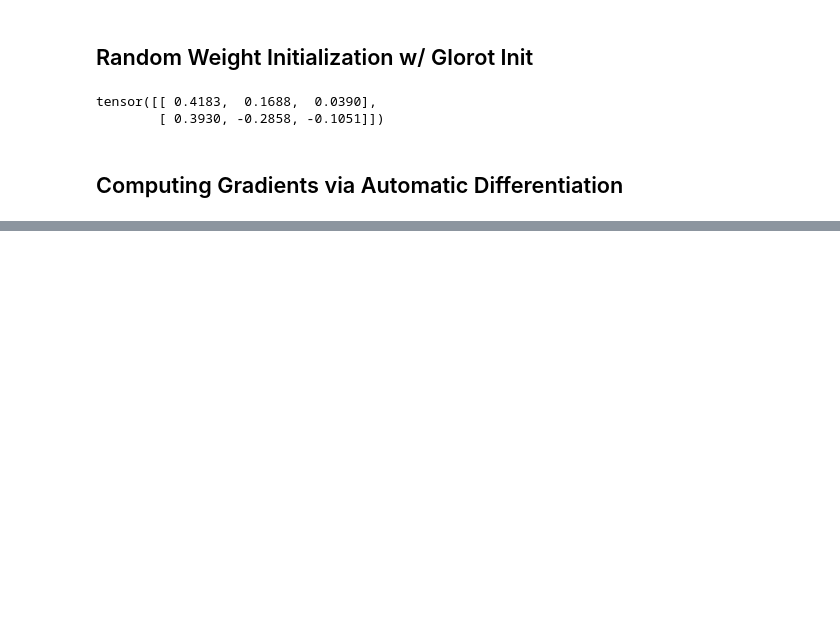
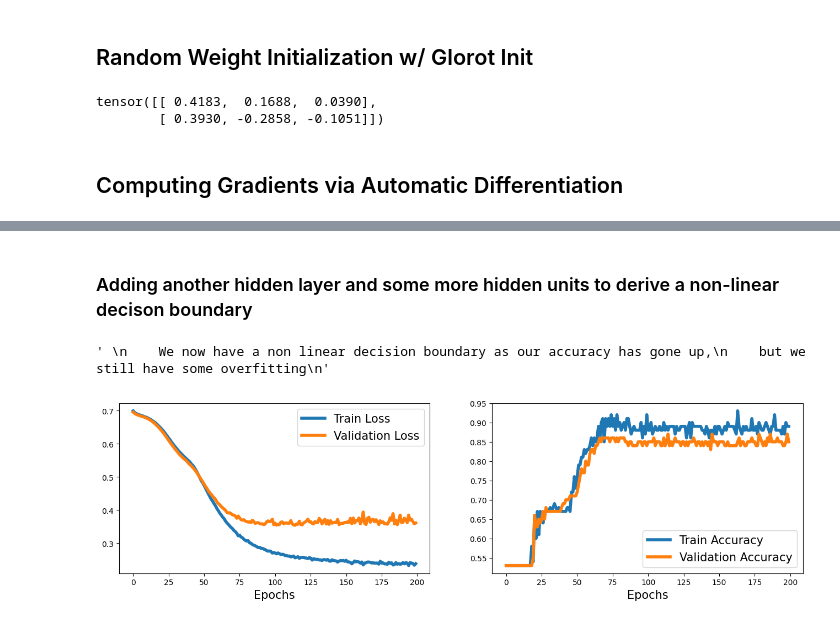
Before and after one commit to Jstafford98/Machine-Learning-with-PyTorch-and-Scikit-Learn, a Jupyter notebook: src/Chapter13.ipynb, the cells around one changed output, grey strips where cells are left out. Saved outputs shown, nothing was run; the diff lists cells and outputs as text; code cells hidden in the pictures; blank space fills up the shorter version.

```diff
--- a/src/Chapter13.ipynb
+++ b/src/Chapter13.ipynb
@@ -50,0 +198,41 @@ class MyModule(nn.Module):
+# %% [markdown]
+### Adding another hidden layer and some more hidden units to derive a non-linear decison boundary
+# %%
+model = nn.Sequential(
+    nn.Linear(2, 4),
+    nn.ReLU(),
+    nn.Linear(4, 4),
+    nn.ReLU(),
+    nn.Linear(4, 1),
+    nn.Sigmoid()
+)
+
+loss_fn = nn.BCELoss()
+optimizer = torch.optim.SGD(model.parameters(), lr=.015)
+
+history = train(model, num_epochs, train_dl, x_valid, y_valid)
+
+fig = plt.figure(figsize=(16, 4))
+ax = fig.add_subplot(1, 2, 1)
+
+plt.plot(history[0], lw=4)
+plt.plot(history[1], lw=4)
+
+plt.legend(['Train Loss', 'Validation Loss'], fontsize=15)
+ax.set_xlabel('Epochs', size=15)
+
+ax = fig.add_subplot(1, 2, 2)
+
+plt.plot(history[2], lw=4)
+plt.plot(history[3], lw=4)
+
+plt.legend(['Train Accuracy', 'Validation Accuracy'], fontsize=15)
+ax.set_xlabel('Epochs', size=15)
+
+'''
+    We now have a non linear decision boundary as our accuracy has gone up,
+    but we still have some overfitting
+'''
+# %% [output]
+' \n    We now have a non linear decision boundary as our accuracy has gone up,\n    but we still have some overfitting\n'
+[figure, added]
```
Also changed, not shown: parts of 17 cells of this notebook.
